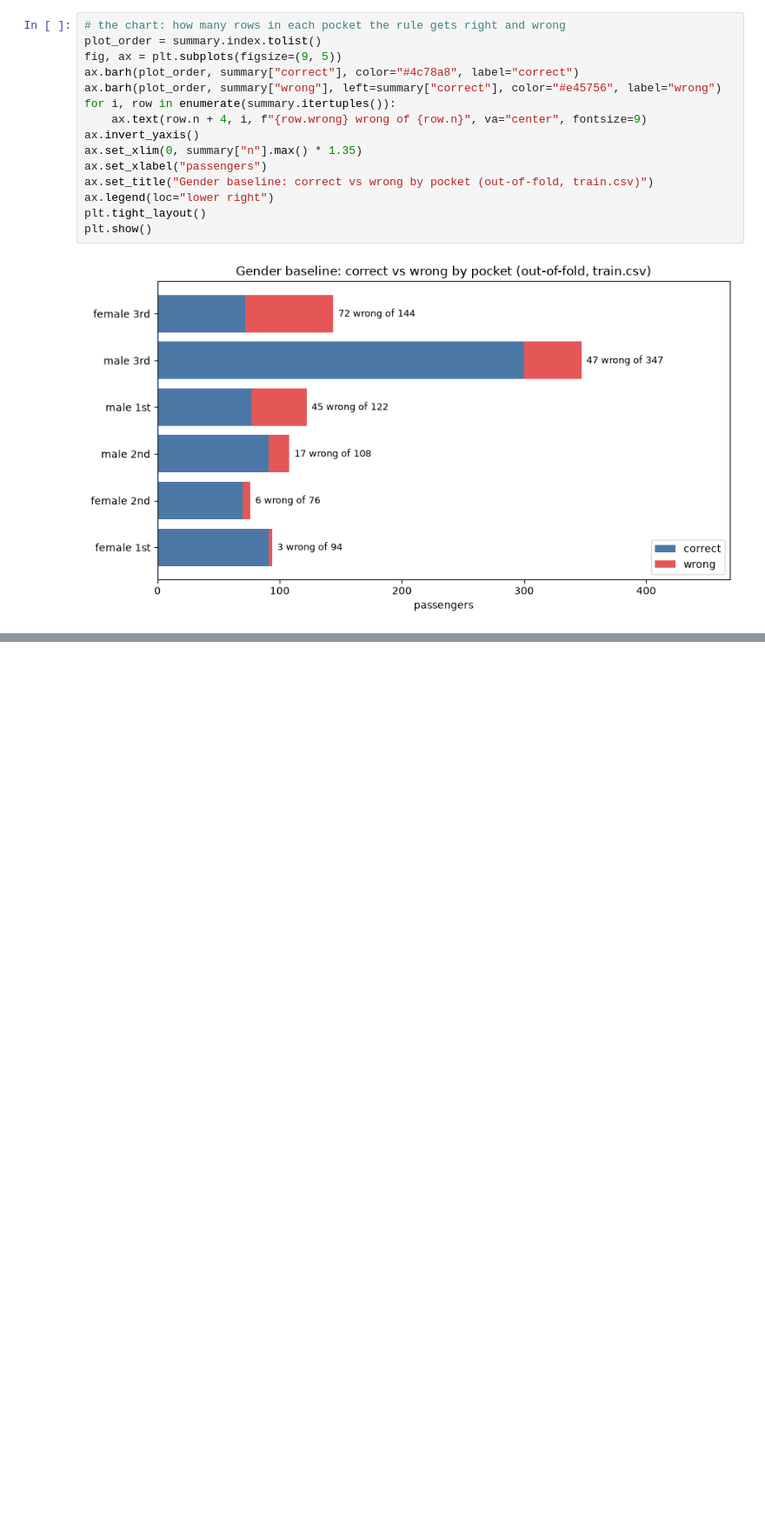
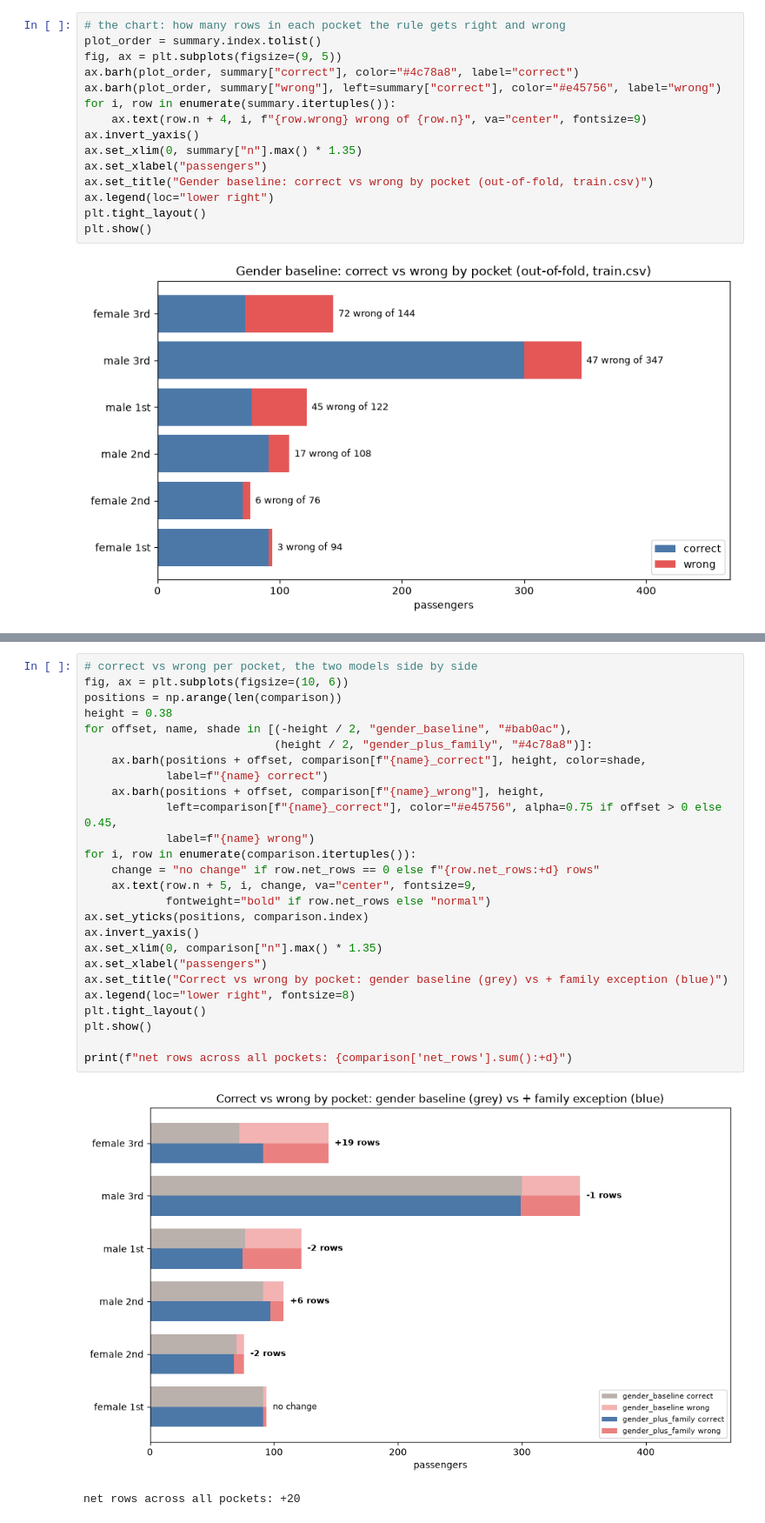
Before and after one commit to NateDeMoro/intro, a Jupyter notebook: notebooks/error_analysis.ipynb, the cells around one changed output, grey strips where cells are left out. Shown at 87% size. Saved outputs shown, nothing was run; the diff lists cells and outputs as text; blank space fills up the shorter version.

```diff
--- a/notebooks/error_analysis.ipynb
+++ b/notebooks/error_analysis.ipynb
@@ -137,0 +166,29 @@ scaled to these 891 rows that is about +30.
+# %%
+# correct vs wrong per pocket, the two models side by side
+fig, ax = plt.subplots(figsize=(10, 6))
+positions = np.arange(len(comparison))
+height = 0.38
+for offset, name, shade in [(-height / 2, "gender_baseline", "#bab0ac"),
+                            (height / 2, "gender_plus_family", "#4c78a8")]:
+    ax.barh(positions + offset, comparison[f"{name}_correct"], height, color=shade,
+            label=f"{name} correct")
+    ax.barh(positions + offset, comparison[f"{name}_wrong"], height,
+            left=comparison[f"{name}_correct"], color="#e45756", alpha=0.75 if offset > 0 else 0.45,
+            label=f"{name} wrong")
+for i, row in enumerate(comparison.itertuples()):
+    change = "no change" if row.net_rows == 0 else f"{row.net_rows:+d} rows"
+    ax.text(row.n + 5, i, change, va="center", fontsize=9,
+            fontweight="bold" if row.net_rows else "normal")
+ax.set_yticks(positions, comparison.index)
+ax.invert_yaxis()
+ax.set_xlim(0, comparison["n"].max() * 1.35)
+ax.set_xlabel("passengers")
+ax.set_title("Correct vs wrong by pocket: gender baseline (grey) vs + family exception (blue)")
+ax.legend(loc="lower right", fontsize=8)
+plt.tight_layout()
+plt.show()
+
+print(f"net rows across all pockets: {comparison['net_rows'].sum():+d}")
+# %% [output]
+[figure, added]
+net rows across all pockets: +20
```
Also changed, not shown: parts of 10 cells of this notebook, 13 other files.
